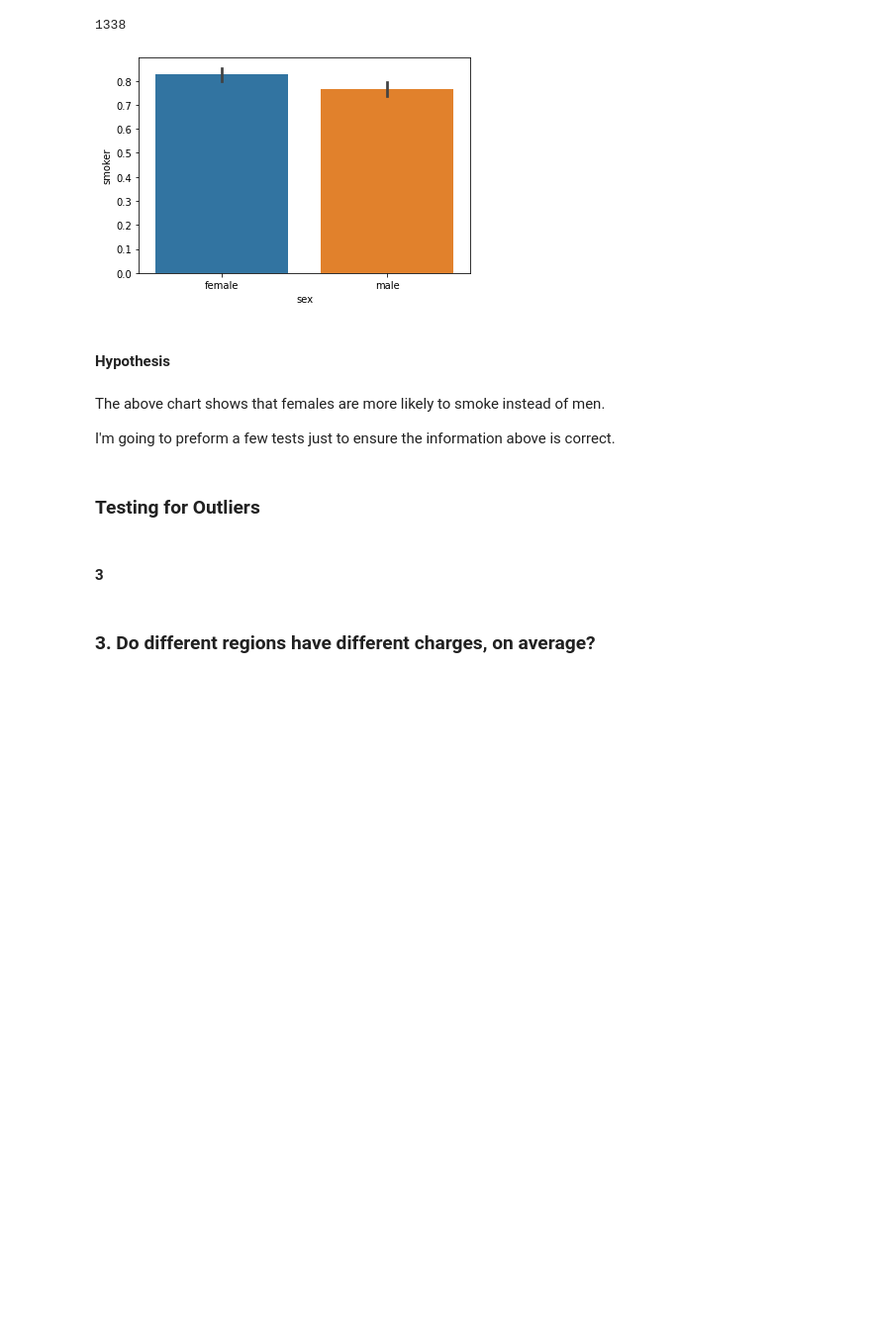
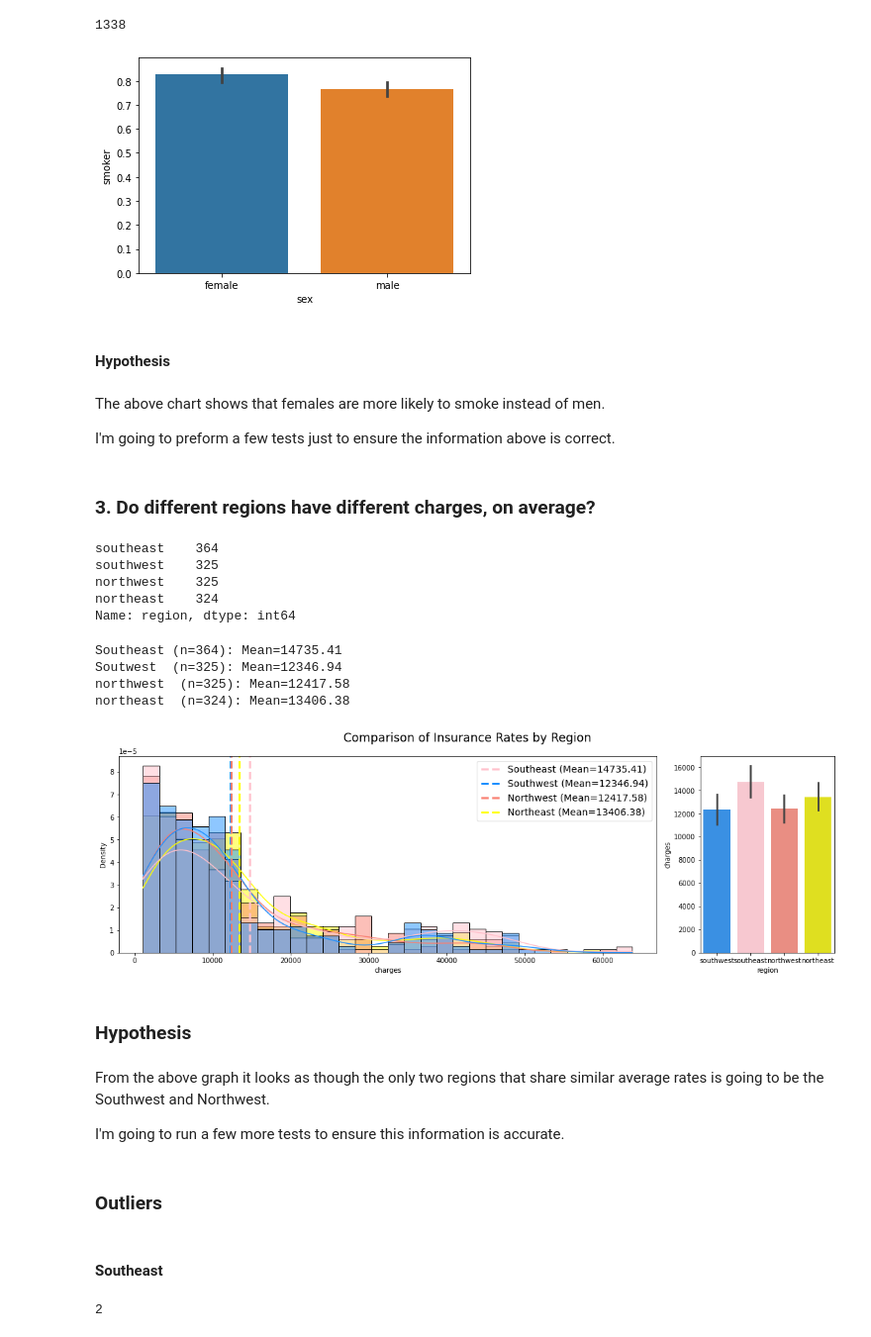
Before and after one commit to cole-beach/Hypothesis-Testing-with-Insurance-Data, a Jupyter notebook: Hypothesis Testing with Insurance Data.ipynb, the cells around one changed output. Shown at 99% size. Drawn from its saved outputs; the diff is of its cells as text; code cells hidden in the pictures; blank space fills up the shorter version.

```diff
--- a/Hypothesis Testing with Insurance Data.ipynb
+++ b/Hypothesis Testing with Insurance Data.ipynb
@@ -159,9 +160,75 @@ sns.barplot(data=df, x='sex', y=bin_smoker);
 The above chart shows that females are more likely to smoke instead of men.
 
 I'm going to preform a few tests just to ensure the information above is correct.
-# %% [markdown]
-### Testing for Outliers
-# %% [markdown]
-#### 3
 # %% [markdown]
 ### 3. Do different regions have different charges, on average?
+# %%
+df['region'].value_counts()
+# %% [output]
+southeast    364
+southwest    325
+northwest    325
+northeast    324
+Name: region, dtype: int64
+# %%
+southeast = df.loc[ df['region']=='southeast',"charges"]
+southwest = df.loc[ df['region']=='southwest',"charges"]
+northwest = df.loc[ df['region']=='northwest',"charges"]
+northeast = df.loc[ df['region']=='northeast',"charges"]
+## Getting means for gender height
+print(f"Southeast (n={len(southeast)}): Mean={np.mean(southeast):.2f}")
+print(f"Soutwest  (n={len(southwest)}): Mean={np.mean(southwest):.2f}")
+print(f"northwest  (n={len(northwest)}): Mean={np.mean(northwest):.2f}")
+print(f"northeast  (n={len(northeast)}): Mean={np.mean(northeast):.2f}")
+# %% [output]
+Southeast (n=364): Mean=14735.41
+Soutwest  (n=325): Mean=12346.94
+northwest  (n=325): Mean=12417.58
+northeast  (n=324): Mean=13406.38
+# %%
+gender_palette={'southeast':'pink','southwest':'dodgerblue', "northwest":'salmon', 'northeast':'yellow'}
+## Visualizing Sample means
+fig, (ax,ax_bar) = plt.subplots(figsize= (15,5), ncols=2,
+                                constrained_layout=True,
+                                gridspec_kw={'width_ratios':[0.8,0.2]})
+
+
+# Histogram
+ax = sns.histplot(data=df, x='charges',fill=True,hue='region',kde=True,
+                  stat='density',common_norm=False,ax=ax,
+                  palette=gender_palette)
+
+ax.axvline(np.mean(southeast), ls='--',lw=3,
+           label=f"Southeast (Mean={np.mean(southeast):.2f})",color=gender_palette['southeast'])
+
+ax.axvline(np.mean(southwest), ls='--',lw=3,
+           label=f"Southwest (Mean={np.mean(southwest):.2f})",color=gender_palette['southwest'])
+
+ax.axvline(np.mean(northwest), ls='--',lw=3,
+           label=f"Northwest (Mean={np.mean(northwest):.2f})",color=gender_palette['northwest'])
+
+ax.axvline(np.mean(northeast), ls='--', lw=3,
+           label=f"Northeast (Mean={np.mean(northeast):.2f})",color=gender_palette['northeast'])
+
+ax.legend(prop={"size":14}, loc='upper right')#bbox_to_anchor=[1,1])
+## Barplot
+sns.barplot(data=df, x='region', y='charges',ax = ax_bar,palette=gender_palette)
+fig.suptitle('Comparison of Insurance Rates by Region',fontsize='xx-large');
+# %% [output]
+[figure, added]
+# %% [markdown]
+### Hypothesis
+# %% [markdown]
+From the above graph it looks as though the only two regions that share similar average rates is going to be the Southwest and Northwest.
+
+I'm going to run a few more tests to ensure this information is accurate.
+# %% [markdown]
+### Outliers
+# %% [markdown]
+#### Southeast
+# %%
+zscores_f = stats.zscore(southeast)
+outliers_f = abs(zscores_f)>3
+np.sum(outliers_f)
+# %% [output]
+2
```
Also changed, not shown: parts of 16 cells of this notebook.
